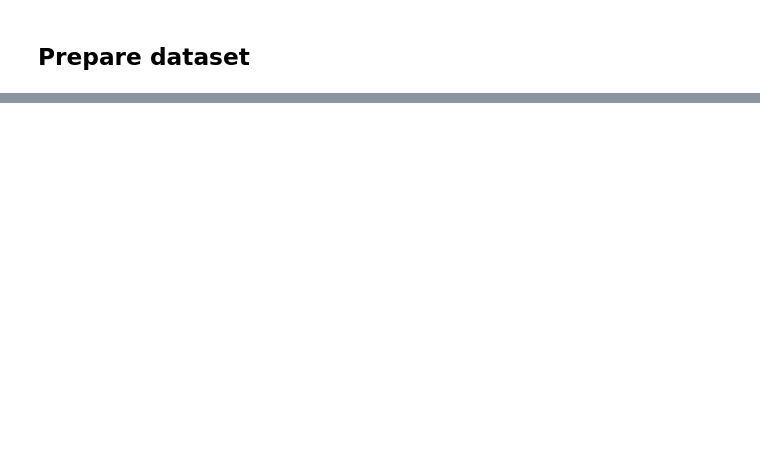
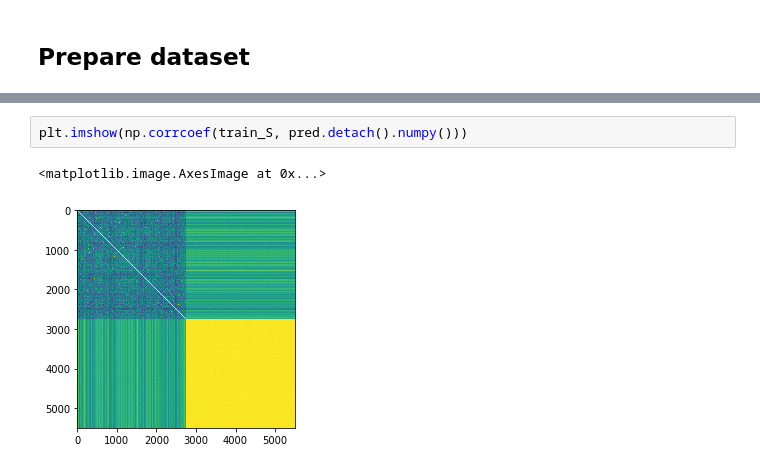
Before and after one commit to seantyh/Fusiform, a Jupyter notebook: 40_Interface/01-EC-LDL.ipynb, the cells around one changed output, grey strips where cells are left out. Drawn from its saved outputs; the diff is of its cells as text; blank space fills up the shorter version.

```diff
--- a/40_Interface/01-EC-LDL.ipynb
+++ b/40_Interface/01-EC-LDL.ipynb
@@ -142,0 +148,5 @@ for i in range(50,200,50):
+# %%
+plt.imshow(np.corrcoef(train_S, pred.detach().numpy()))
+# %% [output]
+<matplotlib.image.AxesImage at 0x...>
+[figure, added]
```
Also changed, not shown: parts of 23 cells of this notebook.
